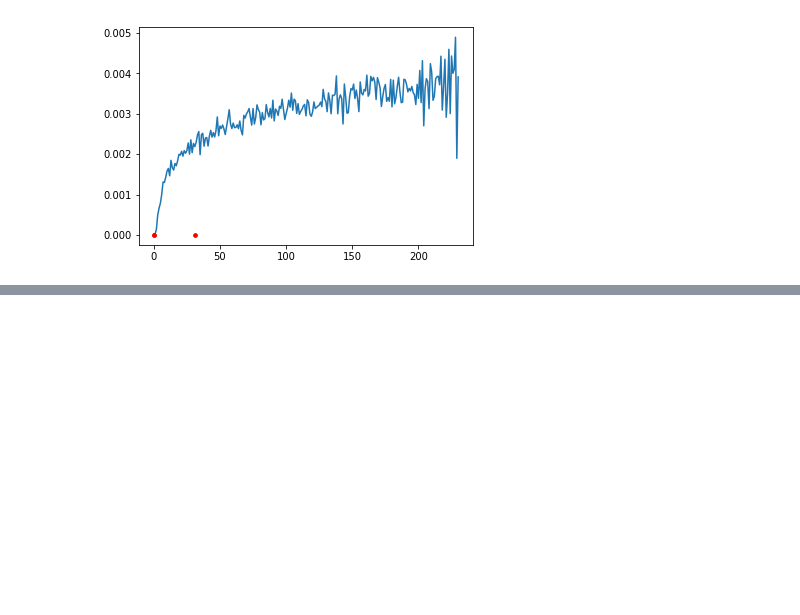
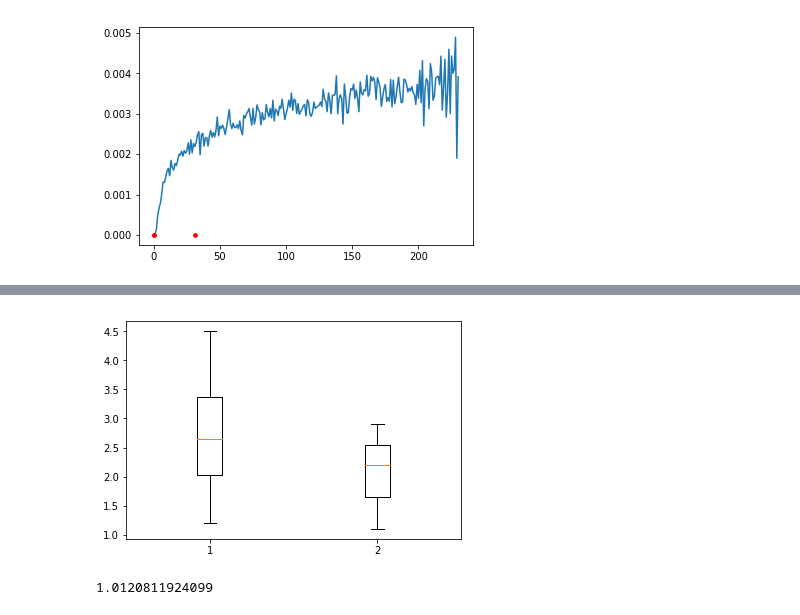
Before and after one commit to nedashokraneh/HiCPlus-PC, a Jupyter notebook: src/notebooks/GOTHiC.ipynb, the cells around one changed output, grey strips where cells are left out. Saved outputs shown, nothing was run; the diff lists cells and outputs as text; code cells hidden in the pictures; blank space fills up the shorter version.

```diff
--- a/src/notebooks/GOTHiC.ipynb
+++ b/src/notebooks/GOTHiC.ipynb
@@ -95,0 +121,7 @@ for i in range(len(peaks_index)):
+# %%
+x = [[1.2, 2.3, 3.0, 4.5],
+     [1.1, 2.2, 2.9]]
+plt.boxplot(x)
+plt.show()
+# %% [output]
+[figure, added]
@@ -95,0 +130,4 @@ for i in range(len(peaks_index)):
+# %%
+np.nansum(c.matrix(balance = True)[1001,])
+# %% [output]
+1.0120811924099
```
Also changed, not shown: parts of 6 cells of this notebook, 30 other files.
